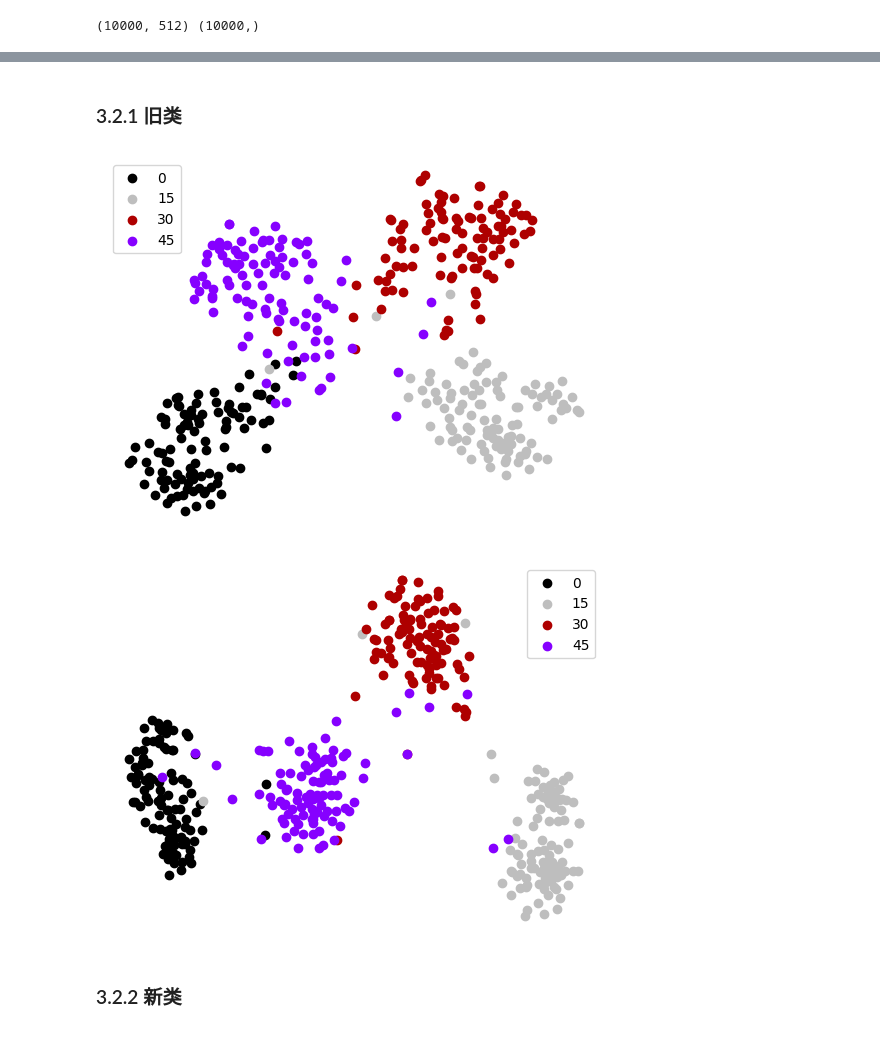
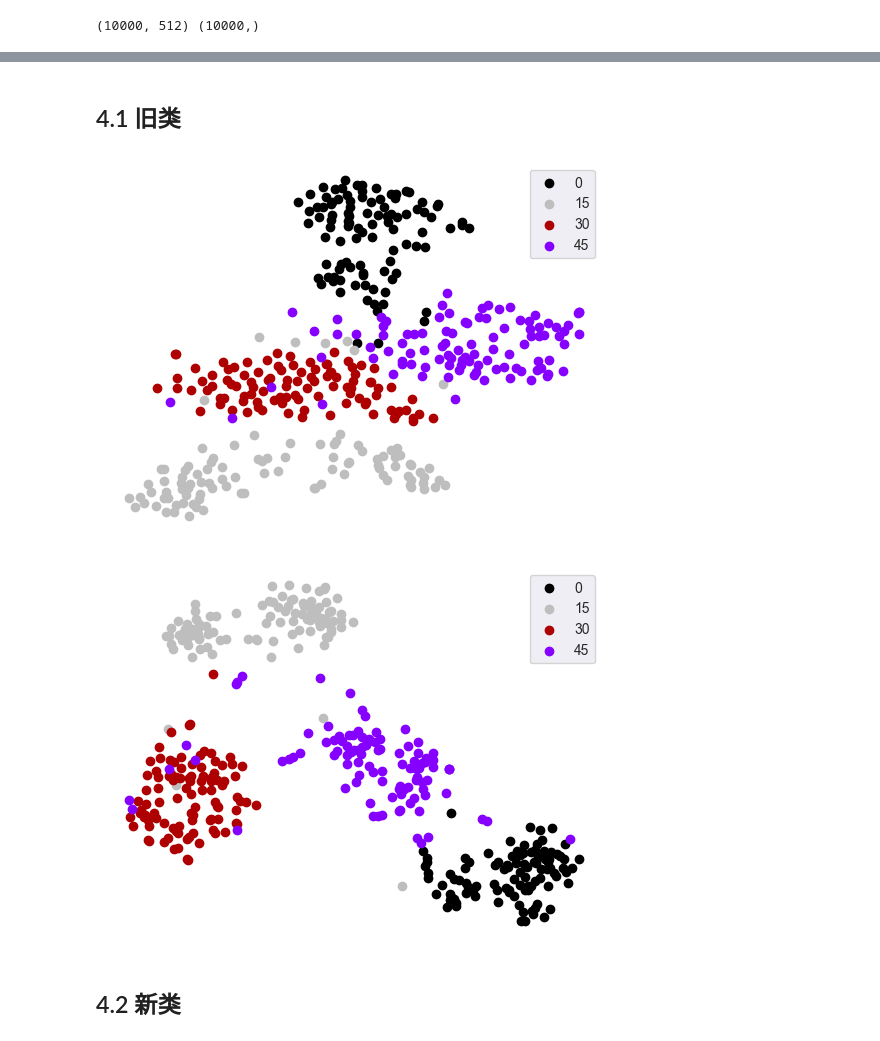
Before and after one commit to BlacknoSheep/CIL, a Jupyter notebook: examples/t-SNE.ipynb, the cells around one changed output, grey strips where cells are left out. Drawn from its saved outputs; the diff is of its cells as text; code cells hidden in the pictures.

```diff
--- a/examples/t-SNE.ipynb
+++ b/examples/t-SNE.ipynb
@@ -64,9 +64,9 @@ def extract_features(extractor, loader):
 # 3. 读取模型
 # %%
 # 训练时不使用norm
-saved_path = "../saved/noLN_momentum_resnet18_cifar100_50_all.pkl"
+# saved_path = "../saved/noLN_momentum_resnet18_cifar100_50_all.pkl"
 # 训练时使用norm
-# saved_path = "../saved/e250+50_momentum_resnet18_cifar100_50_all.pkl"
+saved_path = "../saved/e250+50_momentum_resnet18_cifar100_50_all.pkl"
 # %%
 import torch
 from tqdm import tqdm
@@ -92,43 +93,44 @@ print(features.shape, labels.shape)
 # %%
 from sklearn.manifold import TSNE
 import matplotlib.pyplot as plt
+# %%
+def select_classes(_classes):
+    _features = []
+    _labels = []
+    for _i, _l in enumerate(labels):
+        if _l in _classes:
+            _features.append(features[_i])
+            _labels.append(_l)
+    _features = np.array(_features)
+    _labels = np.array(_labels)
+    return _features, _labels
 # %%
-def do_tsne(classes, colors, pre_norm):
-    _features = []
-    _labels = []
-    for _i, _l in enumerate(labels):
-        if _l in classes:
-            _features.append(features[_i])
-            _labels.append(_l)
-    _features = np.array(_features)
-    if pre_norm:
-        _features = layernorm(_features)
-    _labels = np.array(_labels)
+def show_tsne(_classes, _features, _labels, _colors):
+    _tsne = TSNE(n_components=2, init='pca', random_state=0)
+    _features = _tsne.fit_transform(_features)  # [n, 2]
+    _class_features = [_features[_labels == i] for i in _classes]
 
-    _tsne = TSNE(n_components=2, init='pca', random_state=0)
-    _features = _tsne.fit_transform(_features) # [n, 2]
-    _class_features = [_features[_labels == i] for i in classes]
-
-    for i in range(len(classes)):
-        plt.scatter(_class_features[i][:, 0], _class_features[i][:, 1], c=colors[i], label=classes[i])
+    for i in range(len(_classes)):
+        plt.scatter(_class_features[i][:, 0], _class_features[i][:, 1], c=_colors[i], label=_classes[i])
     plt.axis('off')
     plt.legend()
     plt.show()
 # %% [markdown]
-### 3.2.1 旧类
+## 4.1 旧类
 # %%
-select_classes = [0, 15, 30, 45]
+selected_classes = [0, 15, 30, 45]
 colors = ["#000000", "#BEBEBE", "#AE0000", "#8600FF"]
+selected_features, selected_labels = select_classes(selected_classes)
 # %%
 # 不使用norm
-do_tsne(select_classes, colors, pre_norm=False)
+show_tsne(selected_classes, selected_features, selected_labels, colors)
 # %% [output]
-[figure, old version]
+[figure, new version]
 # %%
 # 对特征向量使用norm
-do_tsne(select_classes, colors, pre_norm=True)
+show_tsne(selected_classes, layernorm(selected_features), selected_labels, colors)
 # %% [output]
-[figure, old version]
+[figure, new version]
 # %% [markdown]
-### 3.2.2 新类
+## 4.2 新类
 # %%
```
Also changed, not shown: parts of 7 cells of this notebook, 2 other files.
